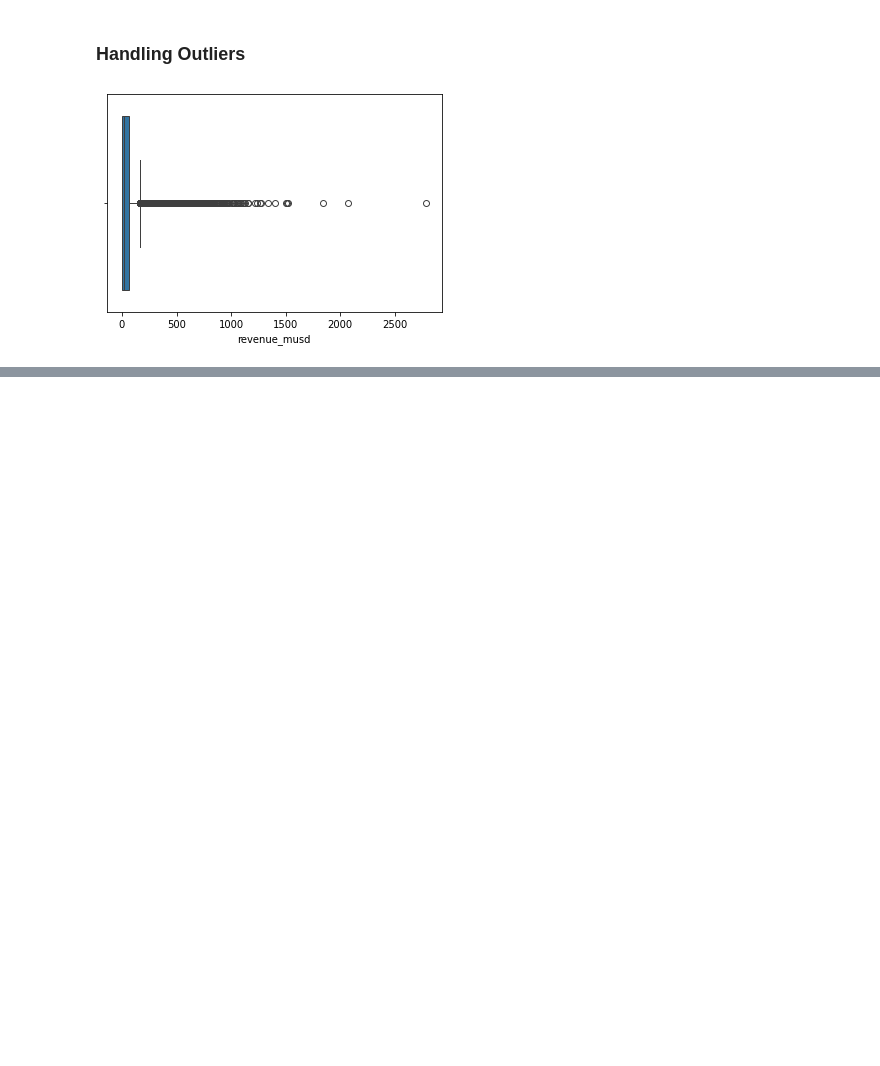
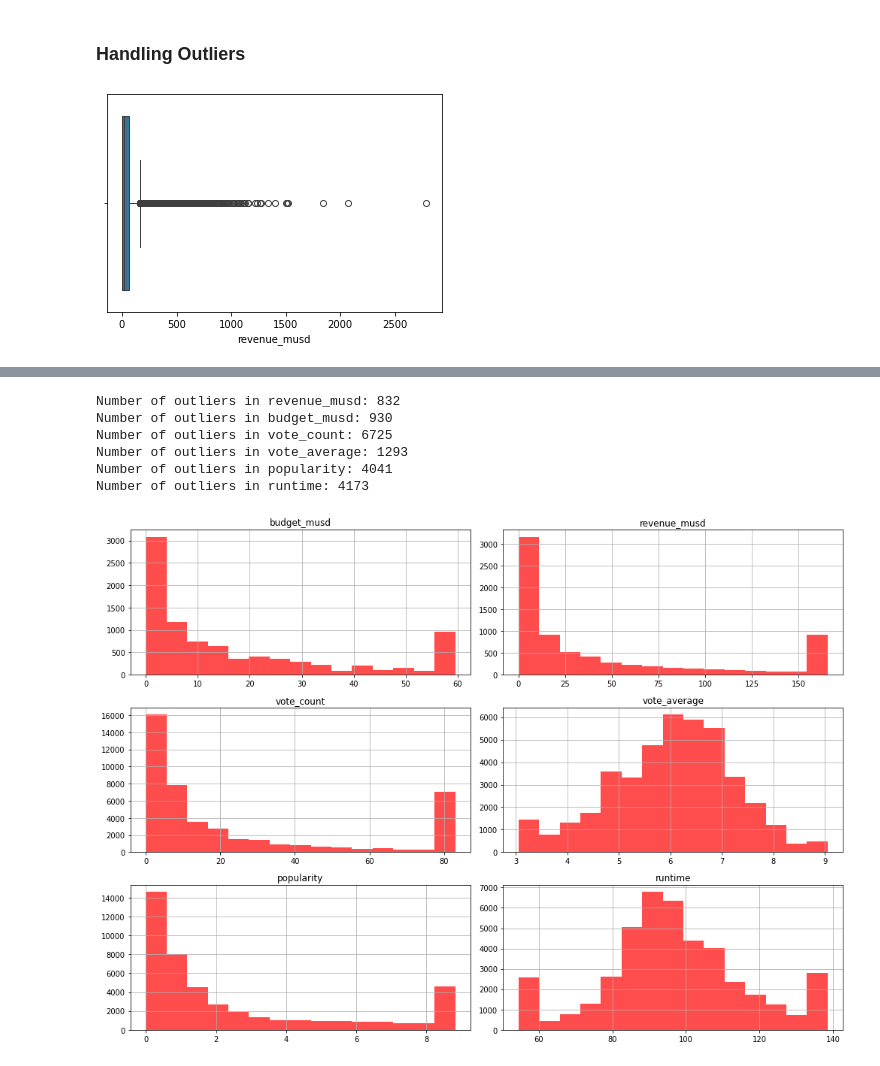
Before and after one commit to sohansputhran/movie-analytics, a Jupyter notebook: notebooks/analysis.ipynb, the cells around one changed output, grey strips where cells are left out. Drawn from its saved outputs; the diff is of its cells as text; code cells hidden in the pictures; blank space fills up the shorter version.

Commit message:
Handle Outliers

```diff
--- a/notebooks/analysis.ipynb
+++ b/notebooks/analysis.ipynb
@@ -192,3 +192,23 @@ sns.boxplot(x='revenue_musd', data=movies_df)
 plt.show()
 # %% [output]
 [figure]
+# %%
+def handling_outliers(df, column):
+    # Calculate Q1, Q3, and IQR for the 'revenue_musd' column
+    Q1 = df[column].quantile(0.25)
+    Q3 = df[column].quantile(0.75)
+    IQR = Q3 - Q1
+
+    # Define outlier thresholds
+    lower_bound = Q1 - 1.5 * IQR
+    upper_bound = Q3 + 1.5 * IQR
+
+    # Identify outliers
+    outliers = df[(df[column] < lower_bound) | (df[column] > upper_bound)]
+    print(f"Number of outliers in {column}: {outliers.shape[0]}")
+
+    # Capping outliers
+    df[column] = np.where(df[column] > upper_bound, upper_bound,
+                    np.where(df[column] < lower_bound, lower_bound,
+                        df[column]))
+    return df
@@ -194,0 +221,20 @@ plt.show()
+# %%
+movies_df = handling_outliers(movies_df, 'revenue_musd')
+movies_df = handling_outliers(movies_df, 'budget_musd')
+movies_df = handling_outliers(movies_df, 'vote_count')
+movies_df = handling_outliers(movies_df, 'vote_average')
+movies_df = handling_outliers(movies_df, 'popularity')
+movies_df = handling_outliers(movies_df, 'runtime')
+# %% [output]
+Number of outliers in revenue_musd: 832
+Number of outliers in budget_musd: 930
+Number of outliers in vote_count: 6725
+Number of outliers in vote_average: 1293
+Number of outliers in popularity: 4041
+Number of outliers in runtime: 4173
+# %%
+movies_df[['budget_musd', 'revenue_musd', 'vote_count', 'vote_average', 'popularity', 'runtime']].hist(bins=15, figsize=(14, 10), color='r', alpha=0.7)
+plt.tight_layout()
+plt.show()
+# %% [output]
+[figure, added]
```
Also changed, not shown: parts of 1 cell of this notebook.
